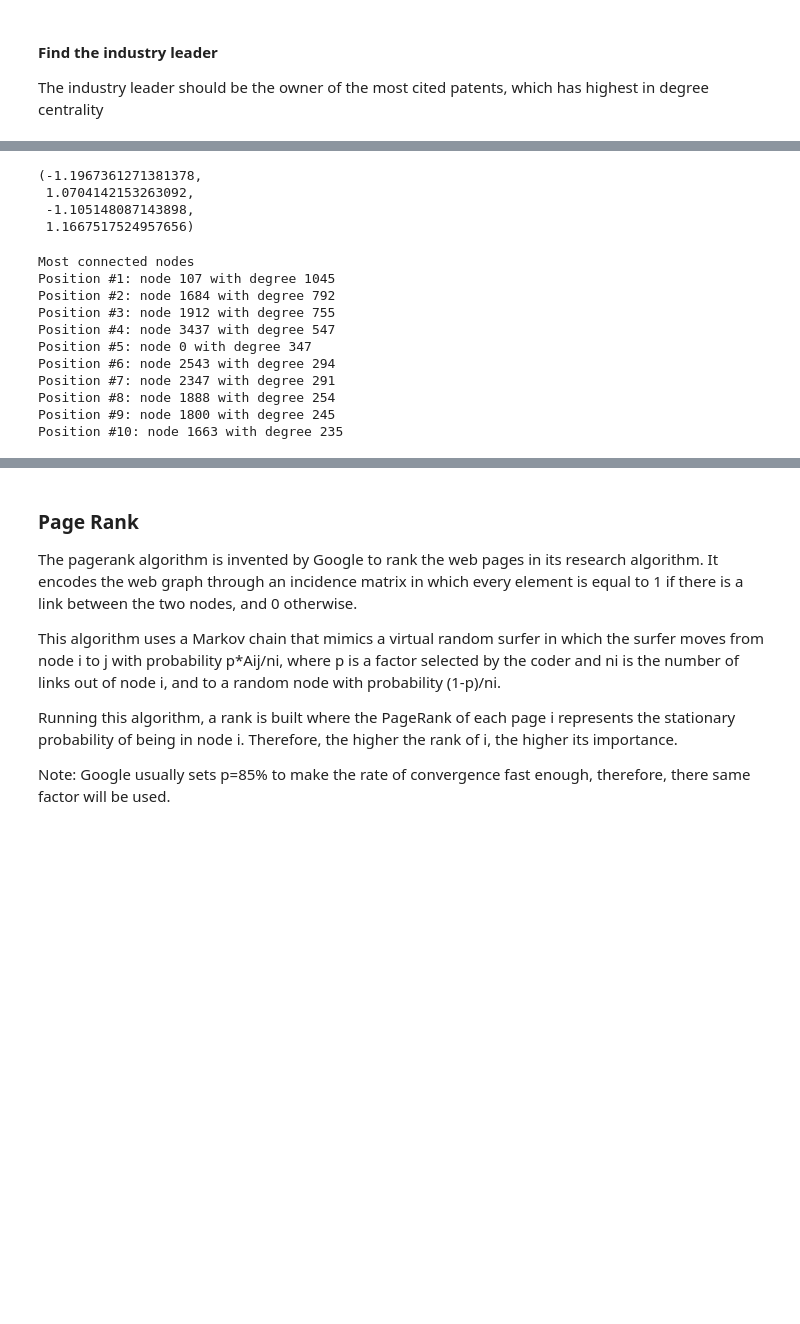
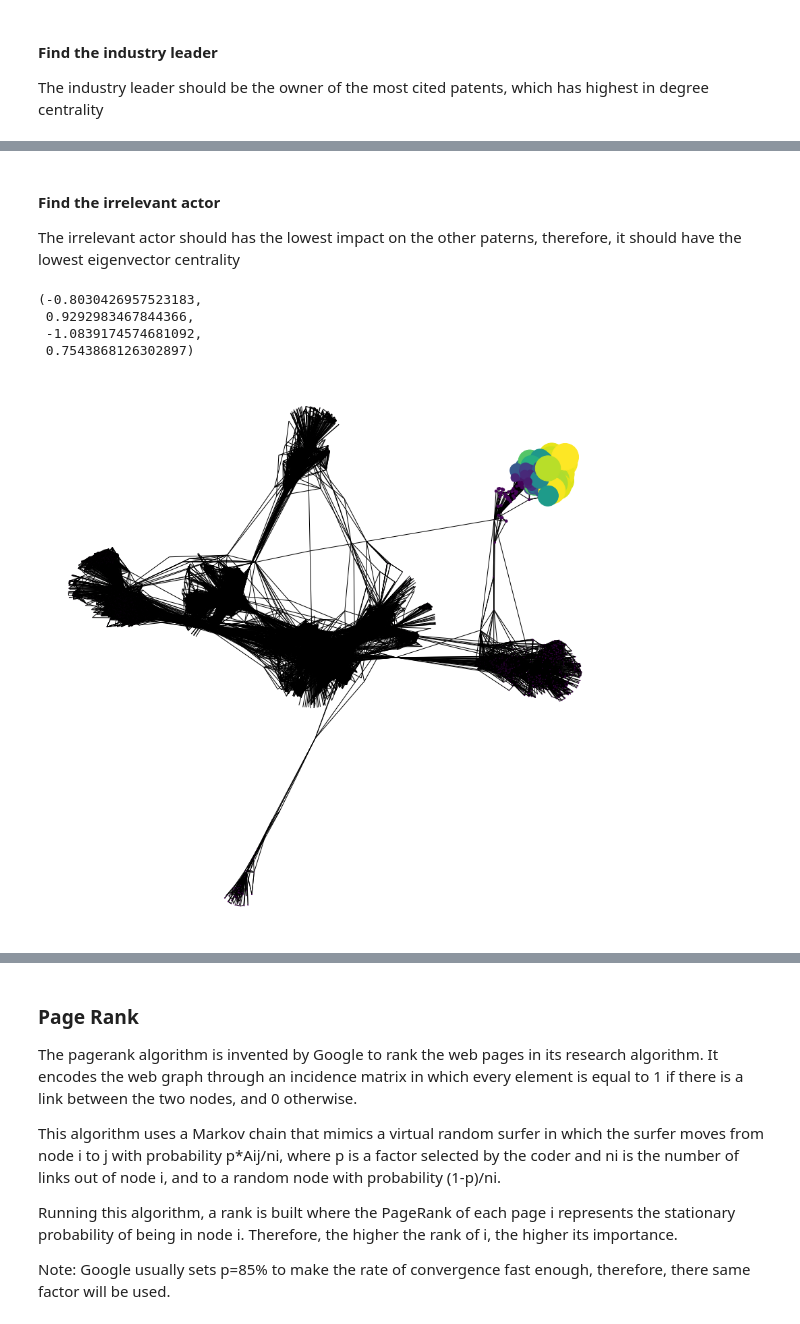
Before and after one commit to Mgallese97/Data-Science-in-Practice, a Jupyter notebook: Problem Set 3/ps3-digraph.ipynb, the cells around one changed output, grey strips where cells are left out. Drawn from its saved outputs; the diff is of its cells as text; code cells hidden in the pictures; blank space fills up the shorter version.

```diff
--- a/Problem Set 3/ps3-digraph.ipynb
+++ b/Problem Set 3/ps3-digraph.ipynb
@@ -102,15 +120,18 @@ The industry leader should be the owner of the most cited patents, which has hig
+# %% [markdown]
+#### Find the irrelevant actor
+The irrelevant actor should has the lowest impact on the other paterns, therefore, it should have the lowest eigenvector centrality
 # %%
-Position = nx.spring_layout(G)
-ID_centrality = nx.in_degree_centrality(G)
-node_color = [20000.0 * v for v in ID_centrality.values()]
-node_size =  [v * 10000 for v in ID_centrality.values()]
+ev_centrality = nx.eigenvector_centrality(G)
+node_color = [1e-10 / v for v in ev_centrality .values()]
+node_size =  [1e-10 / v for v in ev_centrality .values()]
 plt.figure(figsize=(15, 15))
 nx.draw_networkx(G, Position, with_labels = False,
                  node_color=node_color,
                  node_size=node_size )
 plt.axis('off')
 # %% [output]
-(-1.1967361271381378,
- 1.0704142153263092,
- -1.105148087143898,
- 1.1667517524957656)
+(-0.8030426957523183,
+ 0.9292983467844366,
+ -1.0839174574681092,
+ 0.7543868126302897)
+[figure, added]
@@ -138,26 +143,3 @@ def calculate_centrality(G):
 
     cen = [x for _,x in sorted(zip(degrees,nodes), reverse=True)]
     return cen
-# %%
-# calculate centrality
-centrality = calculate_centrality(G)
-centrality_10 = centrality[:10]
-
-#find the most connected nodes
-most_con_nodes = G.degree(centrality)
-
-print("Most connected nodes")
-for i in range(10):
-    print(f"Position #{i+1}: node {list(most_con_nodes)[i][0]} with degree {list(most_con_nodes)[i][1]}")
-# %% [output]
-Most connected nodes
-Position #1: node 107 with degree 1045
-Position #2: node 1684 with degree 792
-Position #3: node 1912 with degree 755
-Position #4: node 3437 with degree 547
-Position #5: node 0 with degree 347
-Position #6: node 2543 with degree 294
-Position #7: node 2347 with degree 291
-Position #8: node 1888 with degree 254
-Position #9: node 1800 with degree 245
-Position #10: node 1663 with degree 235
```
Also changed, not shown: parts of 9 cells of this notebook, 2 other files.
